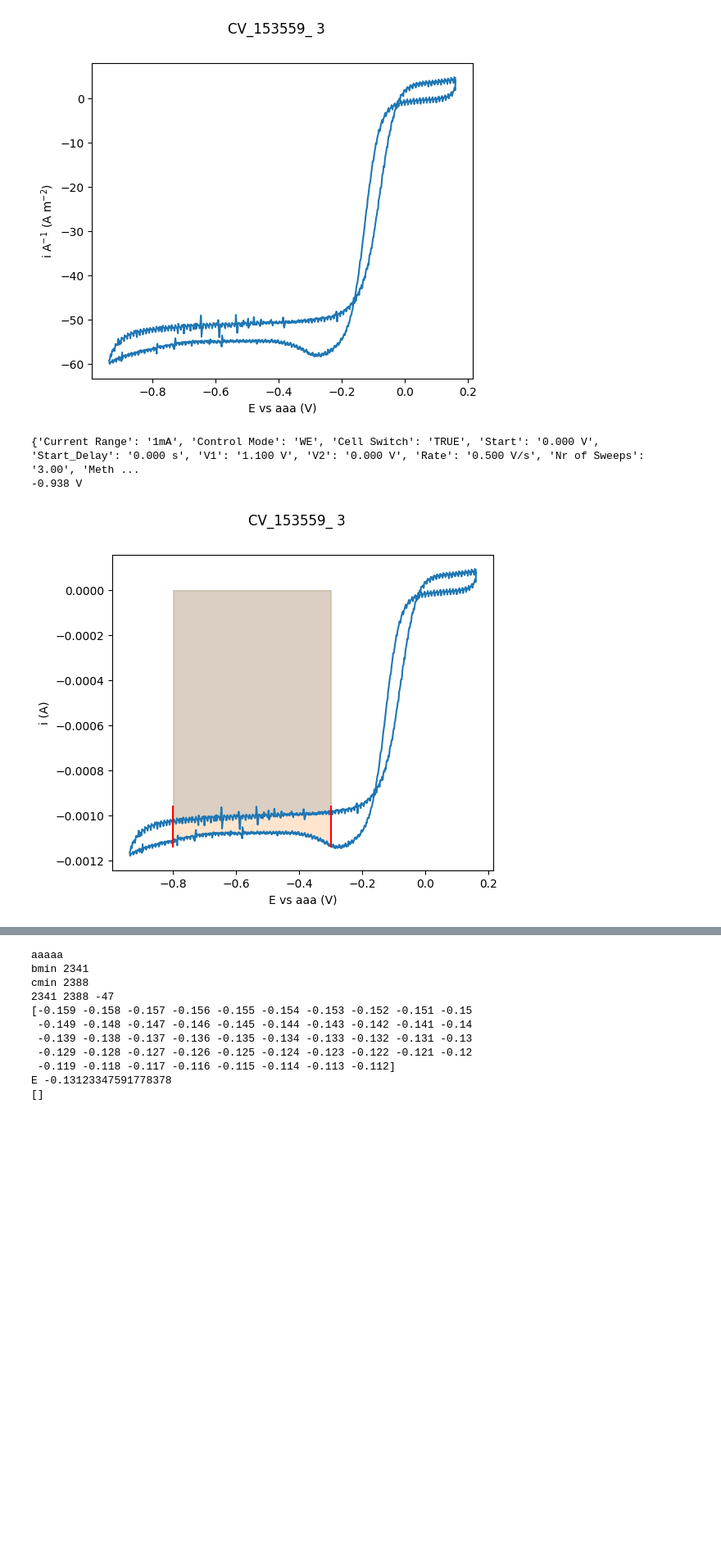
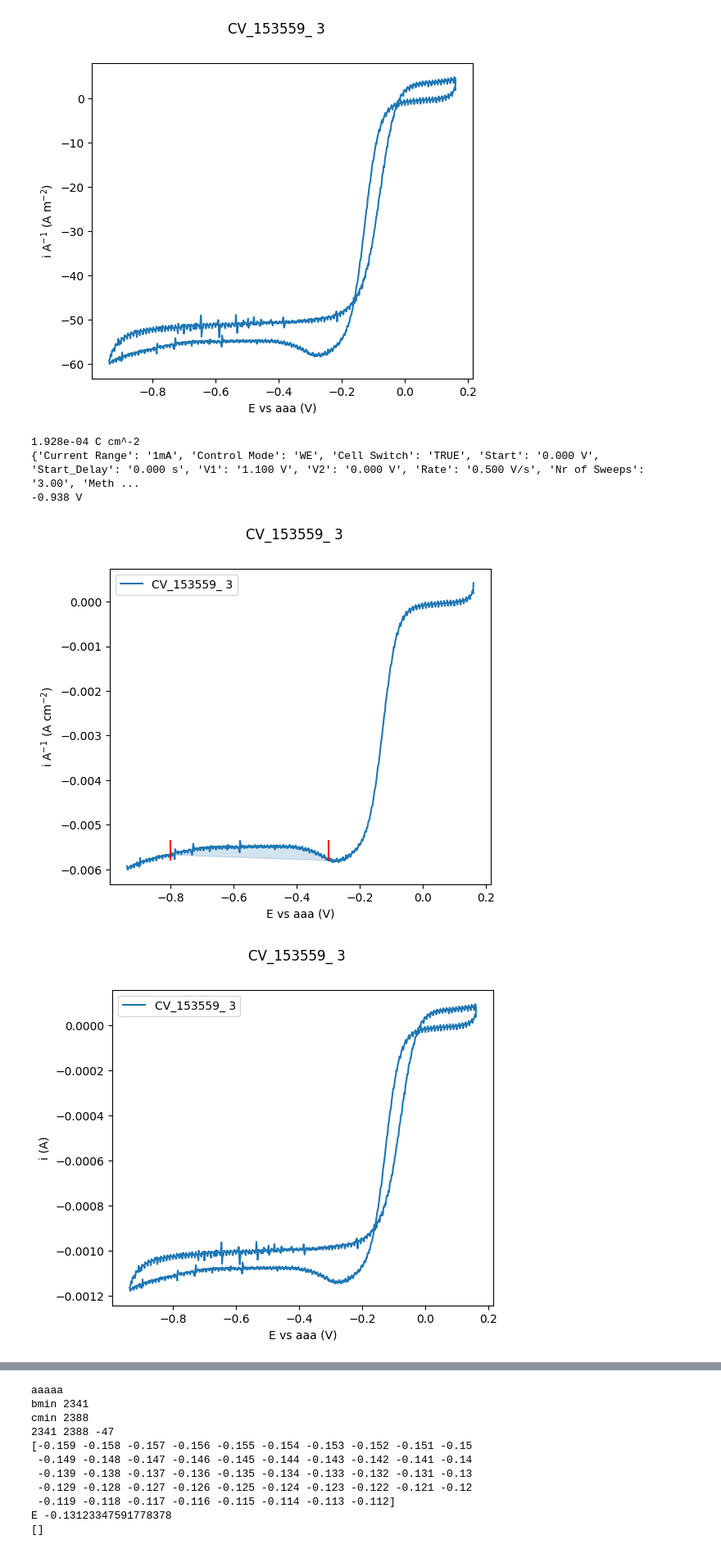
Before and after one commit to NordicEC/EC4py, a Jupyter notebook: dev/CV_Data/CV_Data_t3_integrate copy.ipynb, the cells around one changed output, grey strips where cells are left out. Shown at 82% size. Drawn from its saved outputs; the diff is of its cells as text; code cells hidden in the pictures; blank space fills up the shorter version.

Commit message:
CV_Datas fixes

```diff
--- a/dev/CV_Data/CV_Data_t3_integrate copy.ipynb
+++ b/dev/CV_Data/CV_Data_t3_integrate copy.ipynb
@@ -30,13 +28,18 @@ bb aaa
  <Axes: xlabel='E vs aaa (V)', ylabel='i A$^{-1}$ (A m$^{-2}$)'>)
 [figure]
 # %%
-data.integrate(-0.8,-0.3,"show_plot")
+a= data.integrate(-0.8,-0.3,"show_plot",AREA_CM, NEG,"LINE",LEGEND.NAME)
+print(a)
 print(data.setup)
 print(data.setup["RHE"])
+line, a = data.plot(LEGEND.NAME)
+print()
 # %% [output]
+1.928e-04 C cm^-2
 {'Current Range': '1mA', 'Control Mode': 'WE', 'Cell Switch': 'TRUE', 'Start': '0.000 V', 'Start_Delay': '0.000 s', 'V1': '1.100 V', 'V2': '0.000 V', 'Rate': '0.500 V/s', 'Nr of Sweeps': '3.00', 'Meth ...
 -0.938 V
-[figure, old version]
+[figure, new version]
+[figure, added]
 # %%
 q= data.integrate(0.1,1, "pos","show_plot", "line","area",RHE)
 print(q)
```
Also changed, not shown: parts of 6 cells of this notebook, 10 other files.
